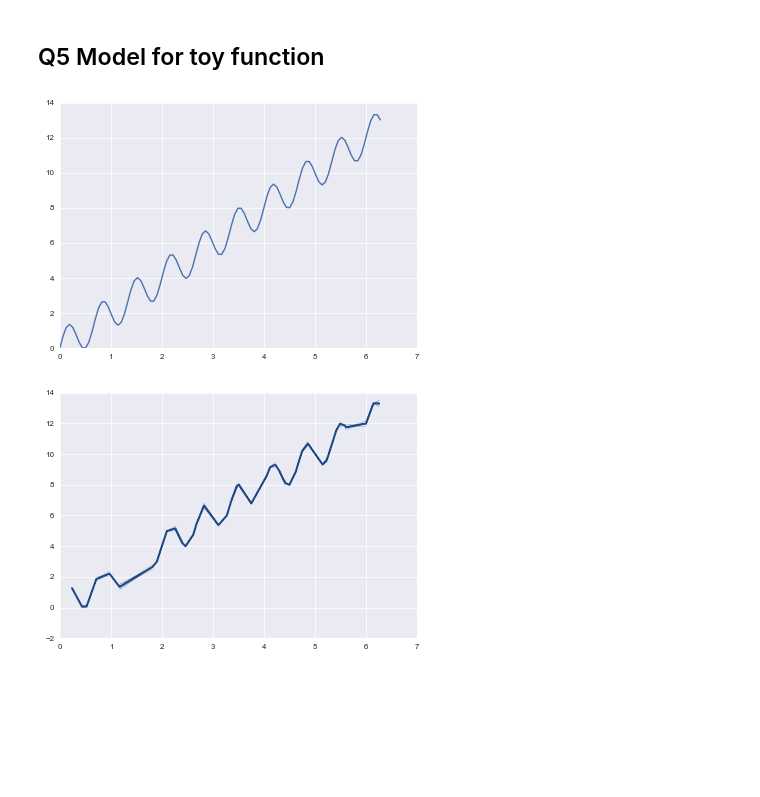
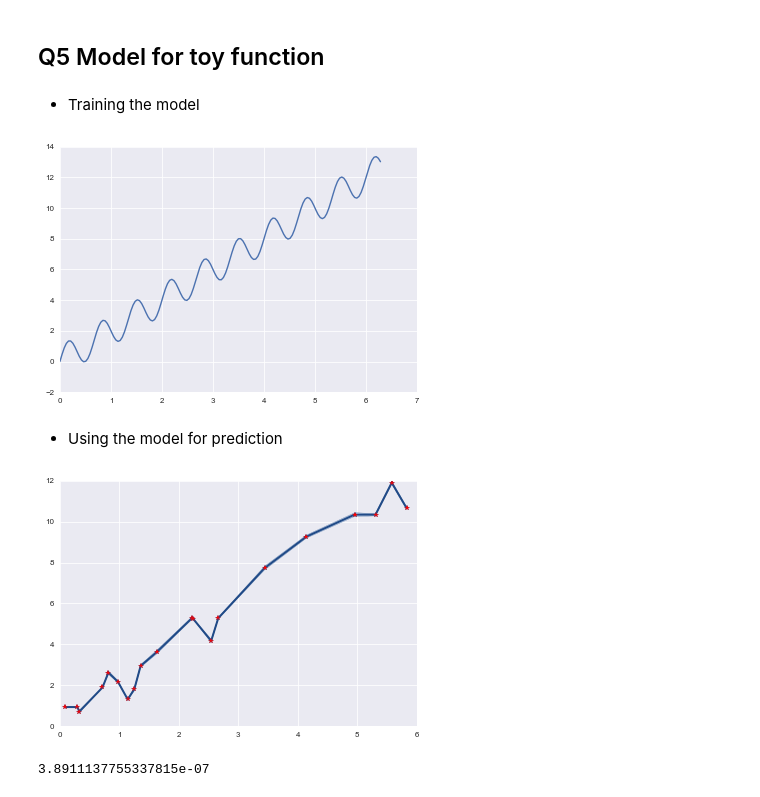
Before and after one commit to ggutierrez/SMFO, a Jupyter notebook: lab1/Lab1LinearRegression.ipynb, the cells around one changed output. Drawn from its saved outputs; the diff is of its cells as text; code cells hidden in the pictures; blank space fills up the shorter version.

Commit message:
Fixed problem with pb.fill and added variance between estimated data and real points.

```diff
--- a/lab1/Lab1LinearRegression.ipynb
+++ b/lab1/Lab1LinearRegression.ipynb
@@ -518,20 +518,24 @@ def predGPR(x,X,F,kern,**kwargs):
 # %%
 def ftest(x):
     return(np.sin(3*np.pi*x)+2*x)
-    #return(np.sin(x))
 
 def plotModel(x,m,v,**kwargs):
     x = x.flatten()
+    m = m.flatten()
+    v = np.diag(v)
     upper=m+2*np.sqrt(v)
     lower=m-2*np.sqrt(v)
-    pb.plot(x,m,color="#204a87",linewidth=2,**kwargs)
-    #pb.fill(np.hstack((x,x[::-1])),np.hstack((upper,lower[::-1])),color="#729fcf",alpha=0.3)
+    pb.plot(x,m,'*-', color="#204a87",linewidth=2,**kwargs)
+    pb.plot(x,m,'r*', **kwargs)
+    pb.fill(np.hstack((x,x[::-1])),np.hstack((upper,lower[::-1])),color="#729fcf",alpha=0.3)
     pb.plot(x,upper,color="#204a87",linewidth=0.2)
     pb.plot(x,lower,color="#204a87",linewidth=0.2)
+# %% [markdown]
+- Training the model
 # %%
 lb = 0.0
 ub = 2.0*np.pi
-trainSamples = 100
+trainSamples = 150
 # Create samples from the function
 X = np.linspace(lb, ub, trainSamples)
 F = np.array([ftest(v) for v in X])
@@ -539,14 +543,24 @@ pb.plot(X,F)
 X = X[:,None]
 F = F[:,None]
 # %% [output]
-[figure, old version]
+[figure, new version]
+# %% [markdown]
+- Using the model for prediction
 # %%
-predPoints = 50
-# x = np.linspace(lb, ub, predPoints)
+predPoints = 20
 x = np.random.random_sample(predPoints)*2.0*np.pi
 x = np.sort(x)
 x = x[:,None]
 mean, var = predGPR(x, X, F, matern32Kern)
+# Not very good as the function is periodic:
+#mean, var = predGPR(x, X, F, gaussianKern)
+
 plotModel(x,mean,var)
 # %% [output]
-[figure, old version]
+[figure, new version]
+# %%
+FR = np.apply_along_axis(ftest,0,x)
+R = np.hstack((mean,FR))
+np.sum(np.var(R,axis=1))
+# %% [output]
+3.8911137755337815e-07
```
